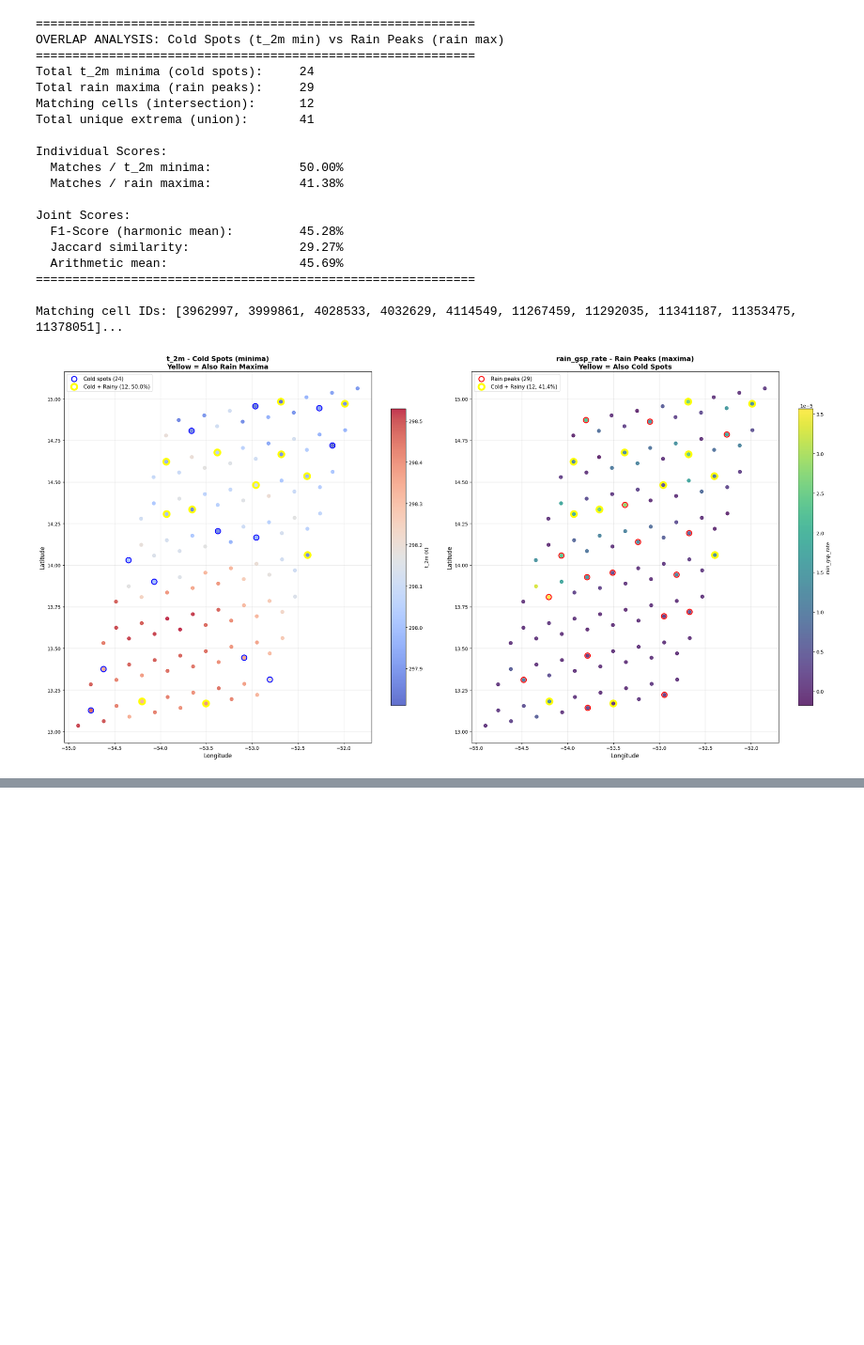
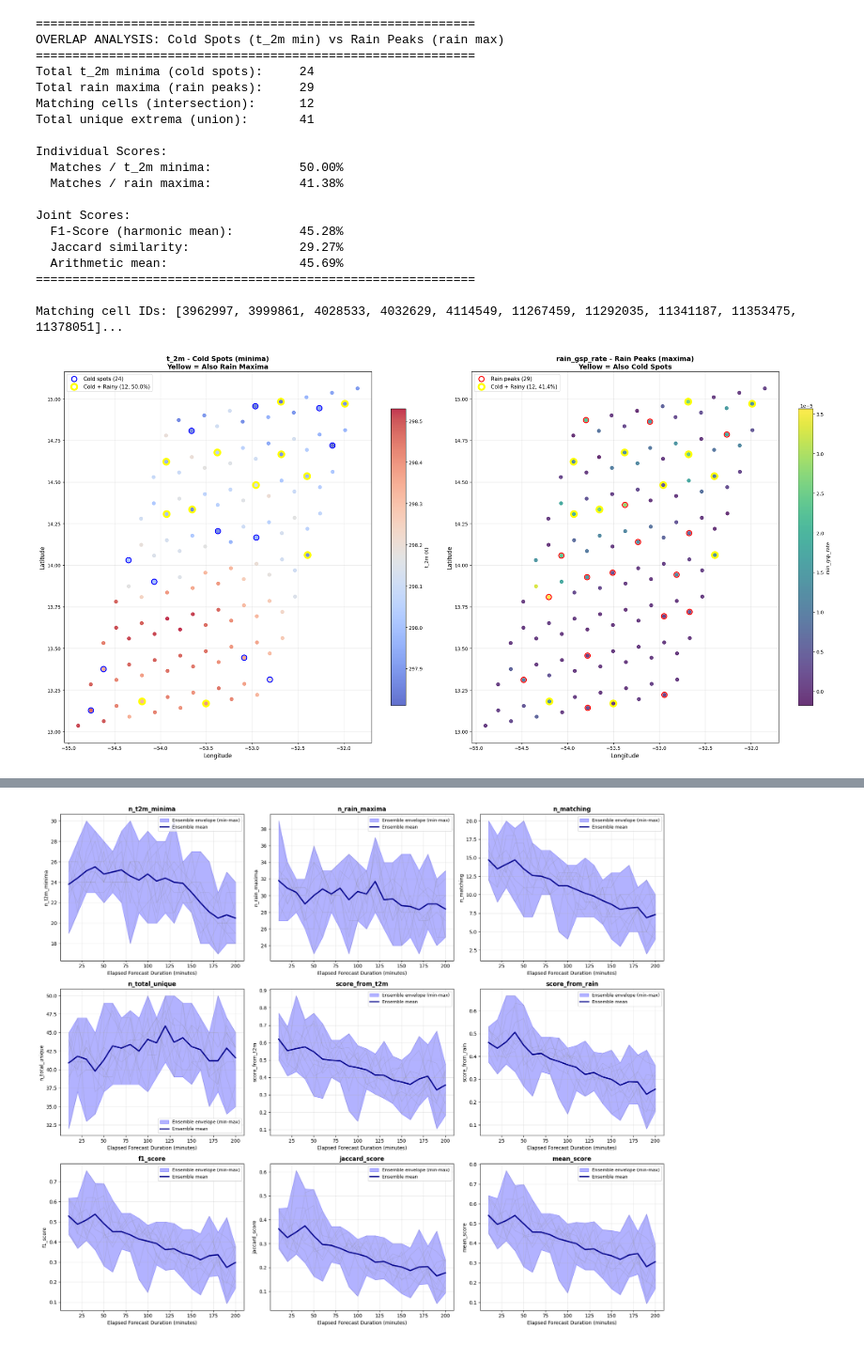
Before and after one commit to observingClouds/mllam-exps-ShCu, a Jupyter notebook: analysis/networkx-minima-example.ipynb, the cells around one changed output, grey strips where cells are left out. Shown at 94% size. Saved outputs shown, nothing was run; the diff lists cells and outputs as text; code cells hidden in the pictures; blank space fills up the shorter version.

```diff
--- a/analysis/networkx-minima-example.ipynb
+++ b/analysis/networkx-minima-example.ipynb
@@ -455,0 +483,60 @@ plt.show()
+# %%
+# Create ensemble plots for all metrics
+metrics_to_plot = [var for var in metrics_ds.data_vars if var not in ['start_time']]
+
+n_metrics = len(metrics_to_plot)
+n_cols = 3
+n_rows = (n_metrics + n_cols - 1) // n_cols
+
+fig_all, axes = plt.subplots(n_rows, n_cols, figsize=(18, 5*n_rows))
+axes = axes.flatten()  # Flatten to 1D array for easier indexing
+
+for idx, metric in enumerate(metrics_to_plot):
+    ax = axes[idx]
+
+    # Extract metric data
+    metric_data = metrics_ds[metric]
+
+    # Calculate mean across all dimensions except elapsed_forecast_duration and start_time
+    mean_by_duration_and_starttime = metric_data.mean(dim=[d for d in metric_data.dims
+                                                            if d not in ['elapsed_forecast_duration', 'start_time']])
+
+    # Calculate the ensemble mean across start_times
+    ensemble_mean_metric = mean_by_duration_and_starttime.mean(dim='start_time')
+
+    # Calculate min/max envelope across start_times for each duration
+    ensemble_min_metric = mean_by_duration_and_starttime.min(dim='start_time')
+    ensemble_max_metric = mean_by_duration_and_starttime.max(dim='start_time')
+
+    # Convert elapsed_forecast_duration to hours (numeric)
+    elapsed_durations_metric = (ensemble_mean_metric['elapsed_forecast_duration'].values.astype('timedelta64[m]').astype(float))
+
+    # Plot ensemble envelope (shaded area)
+    ax.fill_between(elapsed_durations_metric, ensemble_min_metric.values, ensemble_max_metric.values,
+                    alpha=0.3, color='blue', label='Ensemble envelope (min-max)')
+
+    # Plot individual start_time curves (light gray)
+    for start_time in mean_by_duration_and_starttime['start_time'].values:
+        ax.plot(elapsed_durations_metric,
+                mean_by_duration_and_starttime.sel(start_time=start_time).values,
+                color='gray', alpha=0.2, linewidth=1)
+
+    # Plot ensemble mean
+    ax.plot(elapsed_durations_metric, ensemble_mean_metric.values,
+            color='darkblue', linewidth=2.5, label='Ensemble mean', zorder=5)
+
+    # Formatting
+    ax.set_xlabel('Elapsed Forecast Duration (minutes)', fontsize=10)
+    ax.set_ylabel(metric, fontsize=10)
+    ax.set_title(f'{metric}', fontsize=12, fontweight='bold')
+    ax.grid(True, alpha=0.3)
+    ax.legend(fontsize=9, loc='best')
+
+# Hide unused subplots
+for idx in range(len(metrics_to_plot), len(axes)):
+    axes[idx].set_visible(False)
+
+plt.tight_layout()
+plt.show()
+# %% [output]
+[figure, added]
```
Also changed, not shown: parts of 9 cells of this notebook, 1 other file.
